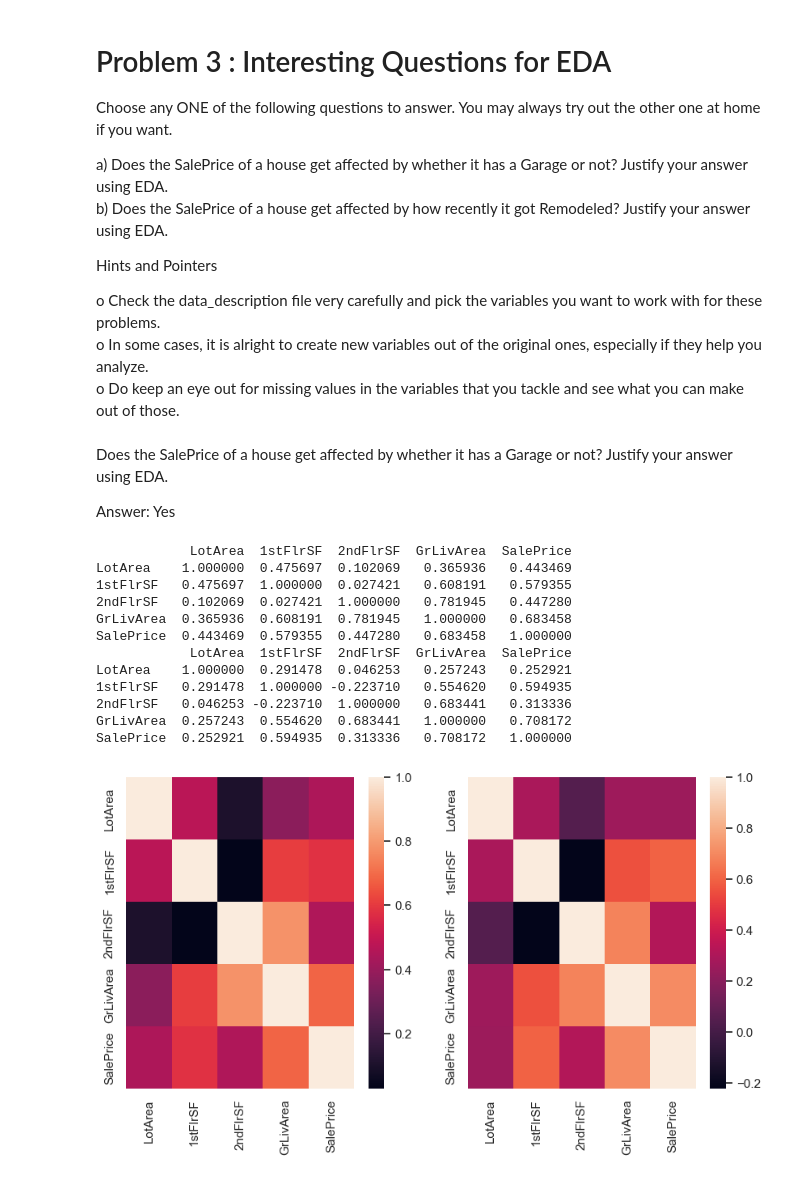
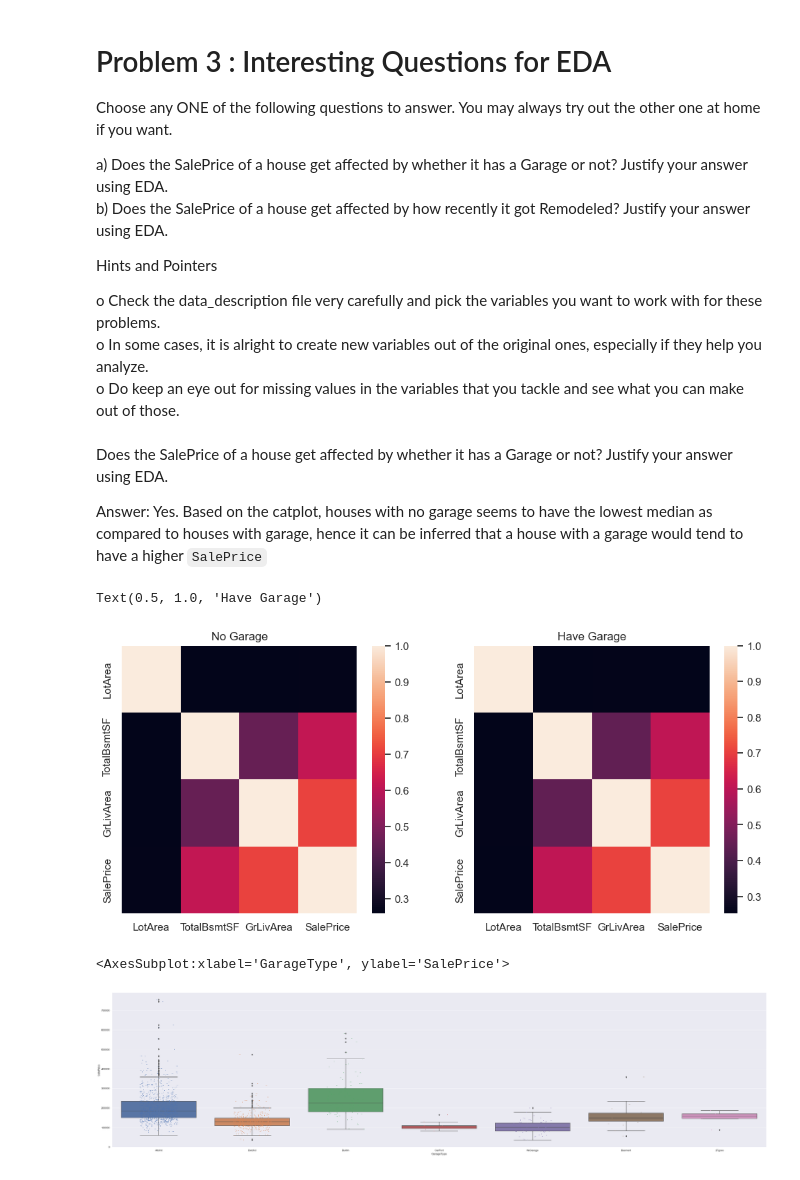
Before and after one commit to chezyio/SC1015, a Jupyter notebook: Week 5/Lab/exercise3/Exercise3_solution.ipynb, the cells around one changed output. Drawn from its saved outputs; the diff is of its cells as text; code cells hidden in the pictures.

```diff
--- a/Week 5/Lab/exercise3/Exercise3_solution.ipynb
+++ b/Week 5/Lab/exercise3/Exercise3_solution.ipynb
@@ -232,33 +232,27 @@ o Do keep an eye out for missing values in the variables that you tackle and see
 # %% [markdown]
 Does the SalePrice of a house get affected by whether it has a Garage or not? Justify your answer using EDA.
 
-Answer: Yes
+Answer: Yes. Based on the catplot, houses with no garage seems to have the lowest median as compared to houses with garage, hence it can be inferred that a house with a garage would tend to have a higher <code>SalePrice</code>
-# %%
-df_3 = df_house[['LotArea', '1stFlrSF', '2ndFlrSF', 'GrLivArea', 'SalePrice', 'GarageType']]
-no_garage = df_3[df_3['GarageType'].isnull()]
-yes_garage = df_3[df_3['GarageType'].notnull()]
-
-fig, (ax1, ax2) = plt.subplots(1,2, figsize=(10,5))
-
-corr_no = no_garage.corr()
-sns.heatmap(corr_no,ax=ax1)
-
-corr_yes = yes_garage.corr()
-sns.heatmap(corr_yes, ax=ax2)
-
-print(corr_no)
-print(corr_yes)
-# %% [output]
-            LotArea  1stFlrSF  2ndFlrSF  GrLivArea  SalePrice
-LotArea    1.000000  0.475697  0.102069   0.365936   0.443469
-1stFlrSF   0.475697  1.000000  0.027421   0.608191   0.579355
-2ndFlrSF   0.102069  0.027421  1.000000   0.781945   0.447280
-GrLivArea  0.365936  0.608191  0.781945   1.000000   0.683458
-SalePrice  0.443469  0.579355  0.447280   0.683458   1.000000
-            LotArea  1stFlrSF  2ndFlrSF  GrLivArea  SalePrice
-LotArea    1.000000  0.291478  0.046253   0.257243   0.252921
-1stFlrSF   0.291478  1.000000 -0.223710   0.554620   0.594935
-2ndFlrSF   0.046253 -0.223710  1.000000   0.683441   0.313336
-GrLivArea  0.257243  0.554620  0.683441   1.000000   0.708172
-SalePrice  0.252921  0.594935  0.313336   0.708172   1.000000
-[figure, removed]
+# %%
+df_3 = df_house[['LotArea', 'TotalBsmtSF', 'GrLivArea', 'SalePrice', 'GarageType']]
+no_garage = df_3[df_3['GarageType'].isnull()]
+have_garage = df_3[df_3['GarageType'].notnull()]
+
+fig, axes = plt.subplots(1, 2, figsize=(12,5))
+
+no_garage = no_garage.drop(['GarageType'], axis=1)
+sns.heatmap(df_3.corr(), ax=axes[0]).set_title('No Garage')
+
+have_garage = have_garage.drop(['GarageType'], axis=1)
+sns.heatmap(have_garage.corr(), ax=axes[1]).set_title('Have Garage')
+# %% [output]
+Text(0.5, 1.0, 'Have Garage')
+[figure, added]
+# %%
+df_4 = df_3.copy()
+df_4 = df_4.fillna('NoGarage')
+sns.catplot(x = 'GarageType', y = 'SalePrice', data = df_4, kind = 'box', height = 10, aspect = 4)
+sns.stripplot(x = 'GarageType', y = 'SalePrice', data = df_4, jitter = 0.2, size = 2.5)
+# %% [output]
+<AxesSubplot:xlabel='GarageType', ylabel='SalePrice'>
+[figure, added]
```
Also changed, not shown: parts of 6 cells of this notebook.
